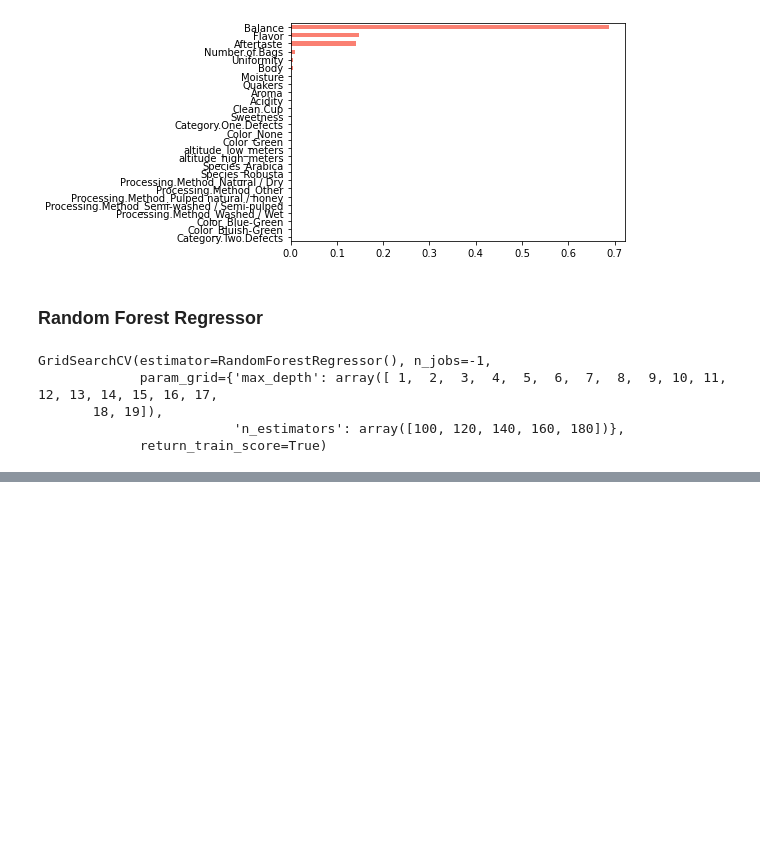
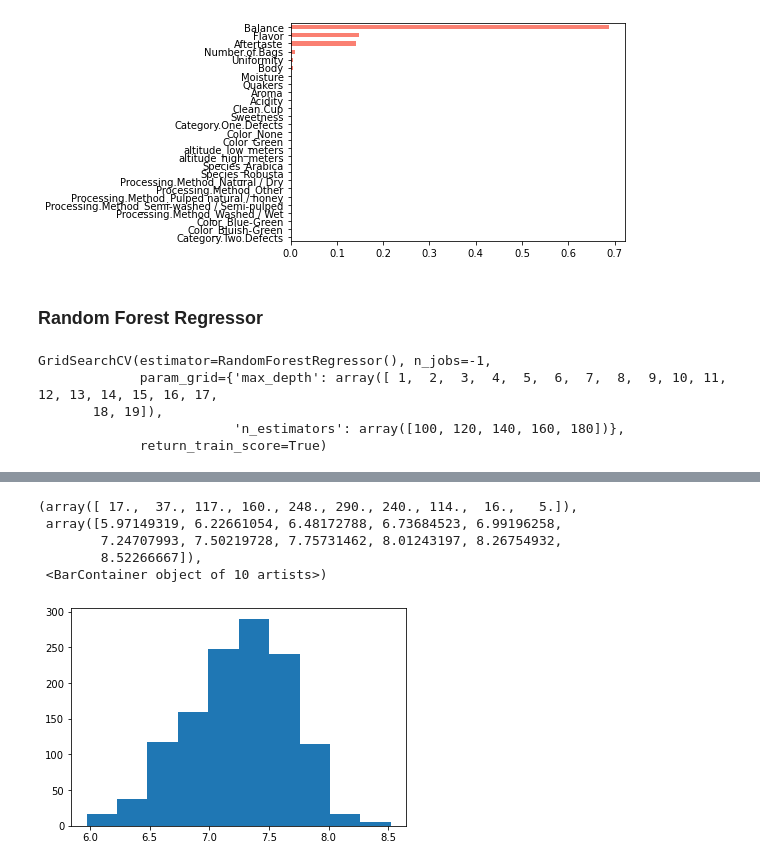
Before and after one commit to rhit-koenignm/CSSE415-CoffeeProject, a Jupyter notebook: cupper_points.ipynb, the cells around one changed output, grey strips where cells are left out. Drawn from its saved outputs; the diff is of its cells as text; code cells hidden in the pictures; blank space fills up the shorter version.

Commit message:
Added visuals for regressor fits

```diff
--- a/cupper_points.ipynb
+++ b/cupper_points.ipynb
@@ -95,0 +101,11 @@ feature_importance.sort_values().plot.barh(color='salmon')
+# %%
+y_train_predict = best_forest.predict(X_train)
+y_train_predict = y_train_predict.reshape(-1,1)
+plt.hist(y_train_predict)
+# %% [output]
+(array([ 17.,  37., 117., 160., 248., 290., 240., 114.,  16.,   5.]),
+ array([5.97149319, 6.22661054, 6.48172788, 6.73684523, 6.99196258,
+        7.24707993, 7.50219728, 7.75731462, 8.01243197, 8.26754932,
+        8.52266667]),
+ <BarContainer object of 10 artists>)
+[figure, added]
```
Also changed, not shown: parts of 8 cells of this notebook.
